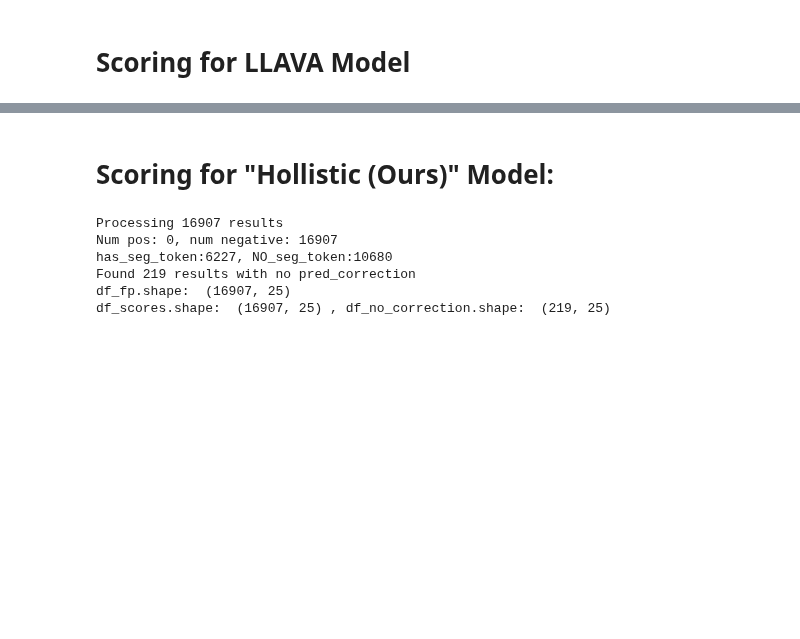
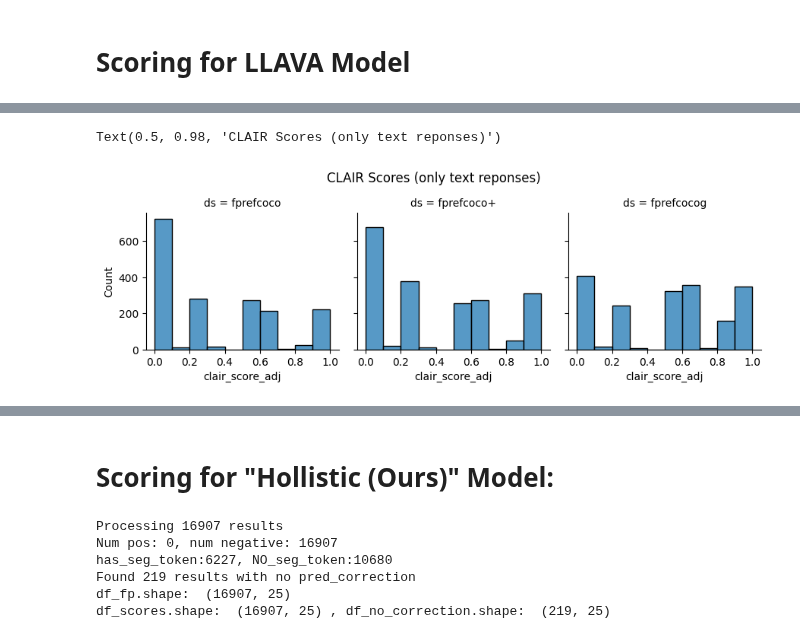
Before and after one commit to GiscardBiamby/cocobetter, a Jupyter notebook: PythonAPI/notebooks/inspect_clair_scores.ipynb, the cells around one changed output, grey strips where cells are left out. Saved outputs shown, nothing was run; the diff lists cells and outputs as text; code cells hidden in the pictures; blank space fills up the shorter version.

Commit message:
Save notebook that can calculate CLAIR scores for both cascading model and unified model

```diff
--- a/PythonAPI/notebooks/inspect_clair_scores.ipynb
+++ b/PythonAPI/notebooks/inspect_clair_scores.ipynb
@@ -173,8 +173,12 @@ def get_clair_results_df(preds_path: Path):
 
         result = deepcopy(r)
         result["sentence"] = result["sent"]["sent"]
-        result["gt_sentence"] = result["sent"]["gt_sent"]
-        result["change_type"] = result["sent"]["change_type"]
+        if result["gt_exist"]:
+            result["gt_sentence"] = ""
+            result["change_type"] = None
+        else:
+            result["gt_sentence"] = result["sent"]["gt_sent"]
+            result["change_type"] = result["sent"]["change_type"]
 
         del result["ref_gt_sents"]
         del result["img_gt_sents"]
@@ -192,14 +196,14 @@ clair_results_paths = [
     # "/home/gbiamby/proj/geo-llm-ret/lib/clair/output/clair_scores/fprefcocog|berkeley_exclude_unified|val-clair_scores.json",
     # "/home/gbiamby/proj/geo-llm-ret/lib/clair/output/clair_scores_phrase_match/fprefcocog|berkeley_exclude_unified|val-clair_scores-model_gpt-4-turbo.json",
     # "/home/gbiamby/proj/geo-llm-ret/lib/clair/output/clair_scores_no_api/fprefcocog|berkeley_exclude_unified|val-clair_scores-model_gpt-4-turbo.json",
-    # ours:
-    "/home/gbiamby/proj/geo-llm-ret/lib/clair/output/clair_scores_001/fprefcoco|berkeley_exclude_unified|val-clair_scores-model_gpt-4-turbo.json",
-    "/home/gbiamby/proj/geo-llm-ret/lib/clair/output/clair_scores_001/fprefcoco+|berkeley_exclude_unified|val-clair_scores-model_gpt-4-turbo.json",
-    "/home/gbiamby/proj/geo-llm-ret/lib/clair/output/clair_scores_001/fprefcocog|berkeley_exclude_unified|val-clair_scores-model_gpt-4-turbo.json",
-    # ours:
-    # "/home/gbiamby/proj/geo-llm-ret/lib/clair/output/clair_scores_cascading_001/fprefcoco|berkeley_exclude_unified|val-clair_scores-model_gpt-4-turbo.json",
-    # "/home/gbiamby/proj/geo-llm-ret/lib/clair/output/clair_scores_cascading_001/fprefcoco+|berkeley_exclude_unified|val-clair_scores-model_gpt-4-turbo.json",
-    # "/home/gbiamby/proj/geo-llm-ret/lib/clair/output/clair_scores_cascading_001/fprefcocog|berkeley_exclude_unified|val-clair_scores-model_gpt-4-turbo.json",
+    # # Hollistic (ours):
+    # "/home/gbiamby/proj/geo-llm-ret/lib/clair/output/clair_scores_001/fprefcoco|berkeley_exclude_unified|val-clair_scores-model_gpt-4-turbo.json",
+    # "/home/gbiamby/proj/geo-llm-ret/lib/clair/output/clair_scores_001/fprefcoco+|berkeley_exclude_unified|val-clair_scores-model_gpt-4-turbo.json",
+    # "/home/gbiamby/proj/geo-llm-ret/lib/clair/output/clair_scores_001/fprefcocog|berkeley_exclude_unified|val-clair_scores-model_gpt-4-turbo.json",
+    # LLAVA + LISA (ours):
+    "/home/gbiamby/proj/geo-llm-ret/lib/clair/output/clair_scores_cascading_002/fprefcoco|berkeley_exclude_unified|val-clair_scores-model_gpt-4-turbo.json",
+    "/home/gbiamby/proj/geo-llm-ret/lib/clair/output/clair_scores_cascading_002/fprefcoco+|berkeley_exclude_unified|val-clair_scores-model_gpt-4-turbo.json",
+    "/home/gbiamby/proj/geo-llm-ret/lib/clair/output/clair_scores_cascading_002/fprefcocog|berkeley_exclude_unified|val-clair_scores-model_gpt-4-turbo.json",
 ]
 dfs = []
 for p in clair_results_paths:
@@ -209,5 +213,11 @@ for p in clair_results_paths:
     df.insert(0, "ds", ds_name)
     dfs.append(df)
 df = pd.concat(dfs)
+
+# Done, show preview:
+print("num preds loaded: ", len(df))
+pd.options.display.float_format = "{:,.2f}".format
+pd.set_option("display.max_colwidth", None)
+df.head(3)
 # %% [output]
 loading clair results for  fprefcoco
@@ -464,5 +237,5 @@ display(df_temp)
 # %%
-EXCLUDES = set(
+PARSE_ERR_WHITELIST = set(
     [
         "NAN-no, this picture doesn't seem to have .",
         "NAN-the image lacks .",
@@ -502,7 +275,7 @@ EXCLUDES = set(
         "",
     ]
 )
-EXCLUDES = {e.strip() for e in EXCLUDES}
+PARSE_ERR_WHITELIST = {e.strip() for e in PARSE_ERR_WHITELIST}
 # %%
 import regex as re
 
@@ -727,0 +627,14 @@ display(
+# %%
+plot = sns.displot(
+    df_scores[(~df_scores.is_object_presence_predicted)],
+    x="clair_score_adj",
+    col="ds",
+    binwidth=0.1,
+    height=3,
+    facet_kws=dict(margin_titles=True),
+)
+plot.fig.subplots_adjust(top=0.8, bottom=0.2)  # adjust the Figure in rp
+plot.fig.suptitle("CLAIR Scores (only text reponses)")
+# %% [output]
+Text(0.5, 0.98, 'CLAIR Scores (only text reponses)')
+[figure, added]
```
Also changed, not shown: parts of 19 cells of this notebook.
